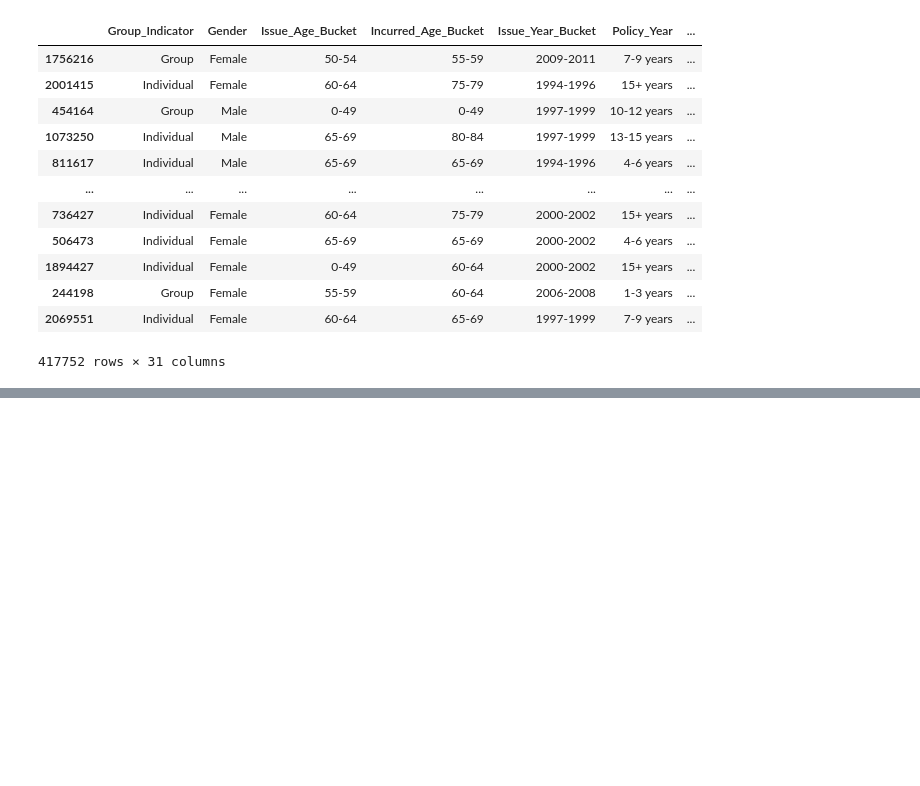
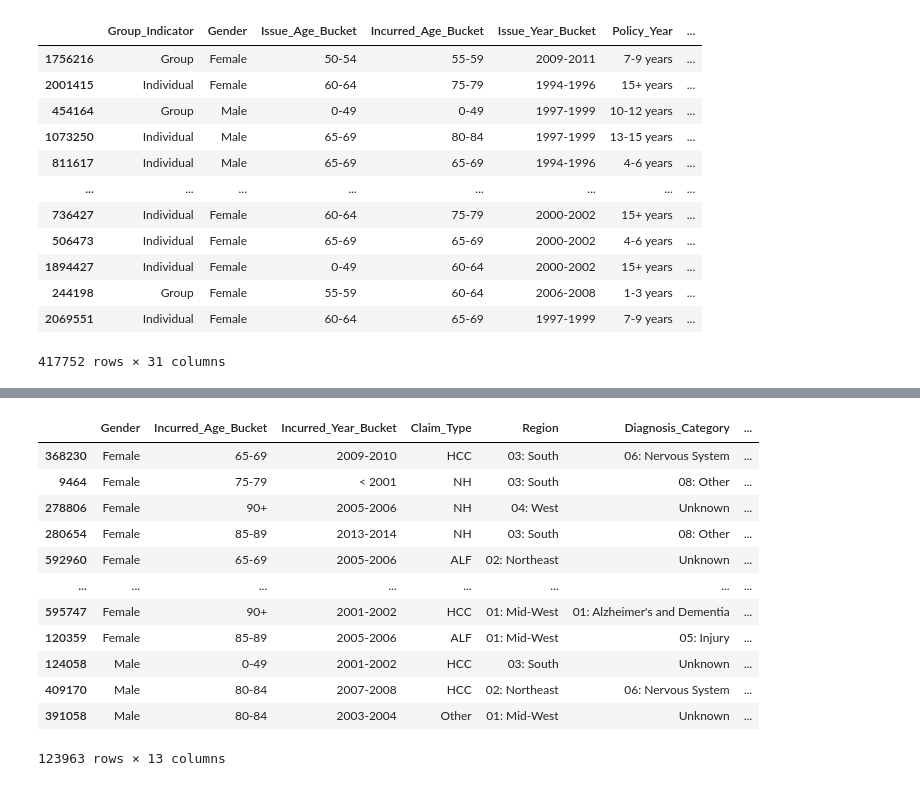
Before and after one commit to justinkao44/STA663_Project_1, a Jupyter notebook: Data_Cleaning_Process.ipynb, the cells around one changed output, grey strips where cells are left out. Cells and saved outputs as stored; diff of their text form; code cells hidden in the pictures; blank space fills up the shorter version.

```diff
--- a/Data_Cleaning_Process.ipynb
+++ b/Data_Cleaning_Process.ipynb
@@ -466,0 +486,16 @@ train_termination_df, validation_termination_df = train_test_split(termination_d
+# %%
+validation_filtered_termination_df
+# %% [output]
+|  | Gender | Incurred_Age_Bucket | Incurred_Year_Bucket | Claim_Type | Region | Diagnosis_Category | ... |
+| 368230 | Female | 65-69 | 2009-2010 | HCC | 03: South | 06: Nervous System | ... |
+| 9464 | Female | 75-79 | < 2001 | NH | 03: South | 08: Other | ... |
+| 278806 | Female | 90+ | 2005-2006 | NH | 04: West | Unknown | ... |
+| 280654 | Female | 85-89 | 2013-2014 | NH | 03: South | 08: Other | ... |
+| 592960 | Female | 65-69 | 2005-2006 | ALF | 02: Northeast | Unknown | ... |
+| ... | ... | ... | ... | ... | ... | ... | ... |
+| 595747 | Female | 90+ | 2001-2002 | HCC | 01: Mid-West | 01: Alzheimer's and Dementia | ... |
+| 120359 | Female | 85-89 | 2005-2006 | ALF | 01: Mid-West | 05: Injury | ... |
+| 124058 | Male | 0-49 | 2001-2002 | HCC | 03: South | Unknown | ... |
+| 409170 | Male | 80-84 | 2007-2008 | HCC | 02: Northeast | 06: Nervous System | ... |
+| 391058 | Male | 80-84 | 2003-2004 | Other | 01: Mid-West | Unknown | ... |
+123963 rows × 13 columns
```
Also changed, not shown: parts of 7 cells of this notebook.
